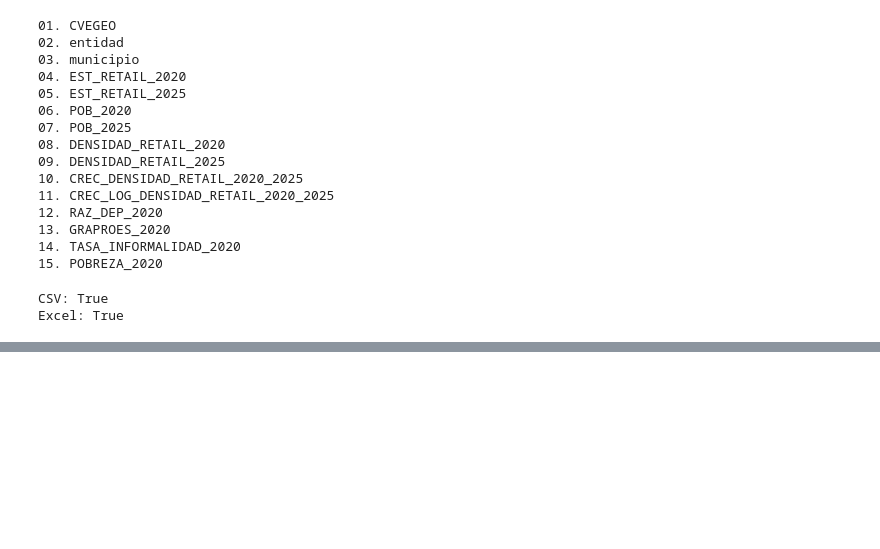
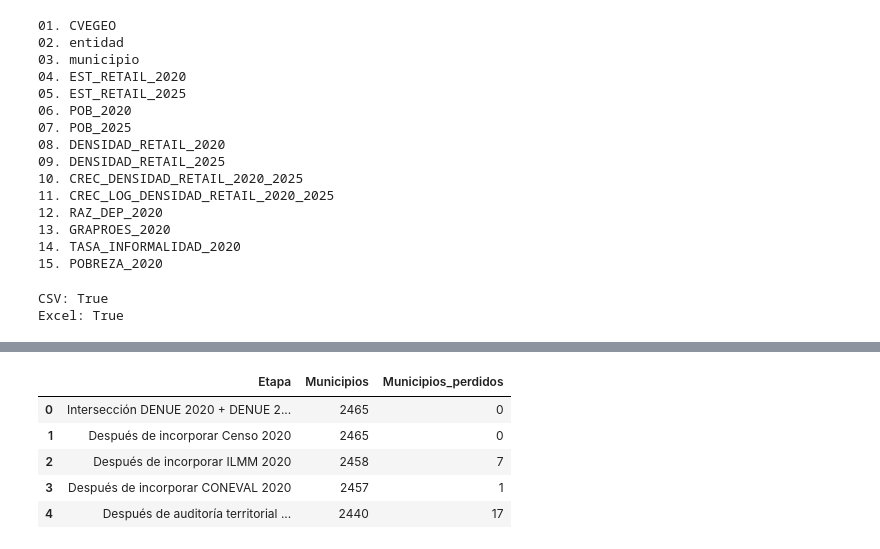
Before and after one commit to Nash963/atractividad-comercial-municipal-mexico, a Jupyter notebook: notebooks/09_base_maestra.ipynb, the cells around one changed output, grey strips where cells are left out. Saved outputs shown, nothing was run; the diff lists cells and outputs as text; code cells hidden in the pictures; blank space fills up the shorter version.

```diff
--- a/notebooks/09_base_maestra.ipynb
+++ b/notebooks/09_base_maestra.ipynb
@@ -2547,0 +2589,42 @@ Excel: True
+# %%
+auditoria_reduccion_muestra = pd.DataFrame({
+    "Etapa": [
+        "Intersección DENUE 2020 + DENUE 2025 + CONAPO",
+        "Después de incorporar Censo 2020",
+        "Después de incorporar ILMM 2020",
+        "Después de incorporar CONEVAL 2020",
+        "Después de auditoría territorial 2020-2025"
+    ],
+    "Municipios": [
+        2465,
+        2465,
+        2458,
+        2457,
+        2440
+    ]
+})
+
+auditoria_reduccion_muestra["Municipios_perdidos"] = (
+    auditoria_reduccion_muestra["Municipios"]
+    .shift(1)
+    - auditoria_reduccion_muestra["Municipios"]
+)
+
+auditoria_reduccion_muestra.loc[
+    0,
+    "Municipios_perdidos"
+] = 0
+
+auditoria_reduccion_muestra["Municipios_perdidos"] = (
+    auditoria_reduccion_muestra["Municipios_perdidos"]
+    .astype(int)
+)
+
+display(auditoria_reduccion_muestra)
+# %% [output]
+|  | Etapa | Municipios | Municipios_perdidos |
+| 0 | Intersección DENUE 2020 + DENUE 2... | 2465 | 0 |
+| 1 | Después de incorporar Censo 2020 | 2465 | 0 |
+| 2 | Después de incorporar ILMM 2020 | 2458 | 7 |
+| 3 | Después de incorporar CONEVAL 2020 | 2457 | 1 |
+| 4 | Después de auditoría territorial ... | 2440 | 17 |
```
Also changed, not shown: parts of 1 cell of this notebook, 1 other file.
